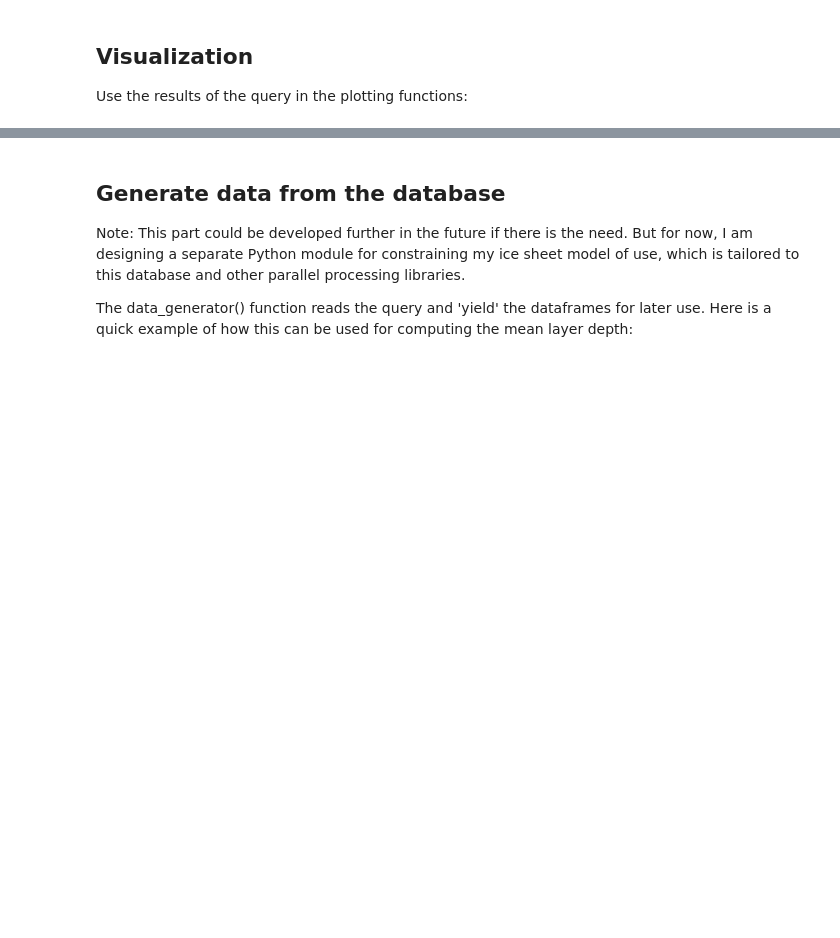
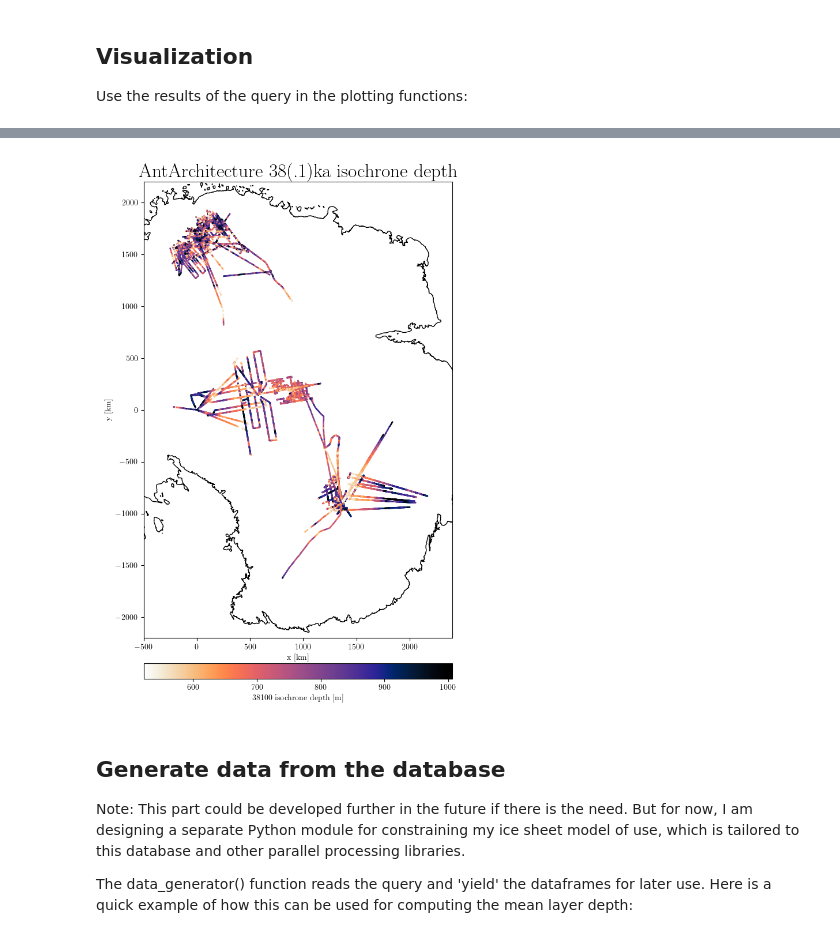
Before and after one commit to antoinehermant/anta_database, a Jupyter notebook: book/quick_start.ipynb, the cells around one changed output, grey strips where cells are left out. Cells and saved outputs as stored; diff of their text form; code cells hidden in the pictures; blank space fills up the shorter version.

```diff
--- a/book/quick_start.ipynb
+++ b/book/quick_start.ipynb
@@ -72,3 +78,17 @@ db.plotXY(results,
+# %%
+# %matplotlib widget
+%matplotlib inline
+results = db.query(age=['38100','38000'])
+db.plotXYDepth(results, title='AntArchitecture 38(.1)ka isochrone depth',
+                downscale_factor=100,
+                xlim=(-500, 2400),
+                ylim=(-2200, 2200),
+                scale_factor=0.7,
+                latex=True,
+                # save='AntA_38ka_depth.png'
+                )
+# %% [output]
+[figure, added]
 # %% [markdown]
 ## Generate data from the database
 
```
Also changed, not shown: parts of 6 cells of this notebook, 3 other files.
